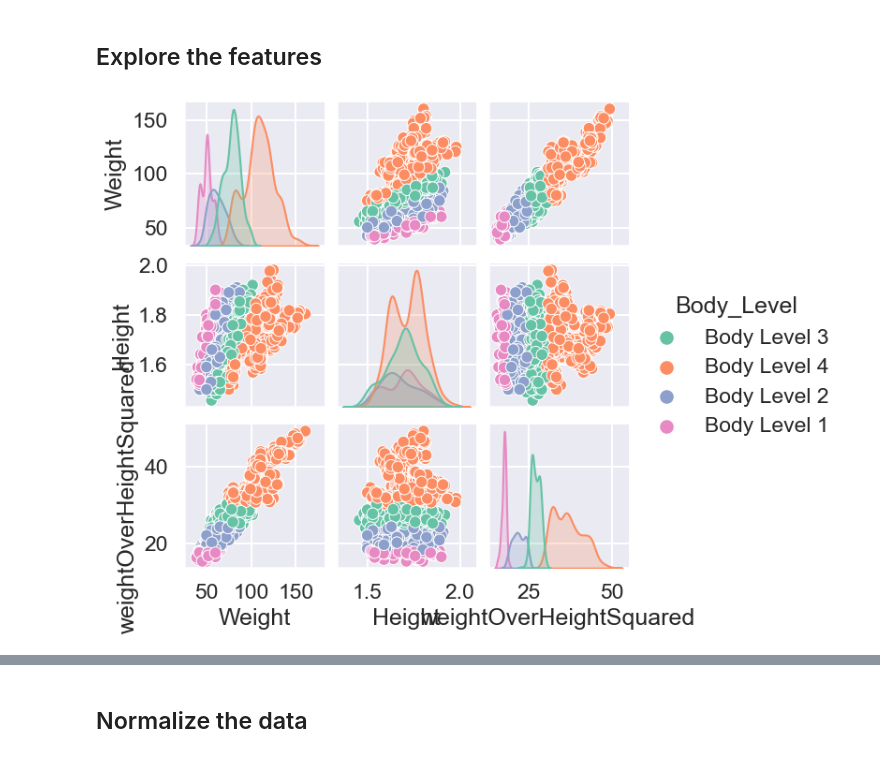
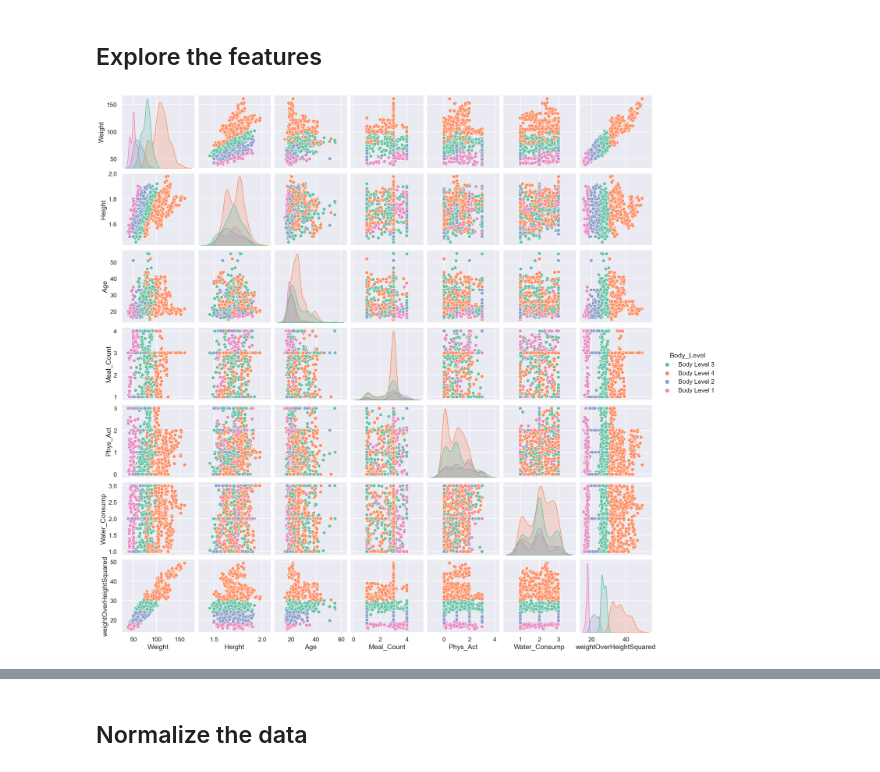
Before and after one commit to yahia3200/Body-Level-Classification, a Jupyter notebook: models/equation.ipynb, the cells around one changed output, grey strips where cells are left out. Saved outputs shown, nothing was run; the diff lists cells and outputs as text; code cells hidden in the pictures.

```diff
--- a/models/equation.ipynb
+++ b/models/equation.ipynb
@@ -25,7 +25,7 @@ df = df[numerical_features + categorical_features + [target]]
 # %%
 features = numerical_features + categorical_features
 # relationship between features
-sns.pairplot(df[['Weight', 'Height', 'weightOverHeightSquared', 'Body_Level']], hue=target, palette='Set2', diag_kind='kde', height=2)
+sns.pairplot(df[numerical_features + categorical_features + [target]], hue=target, palette='Set2', diag_kind='kde', height=3)
 plt.show()
 # %% [output]
-[figure, old version]
+[figure, new version]
```
Also changed, not shown: parts of 4 cells of this notebook, 1 other file.
